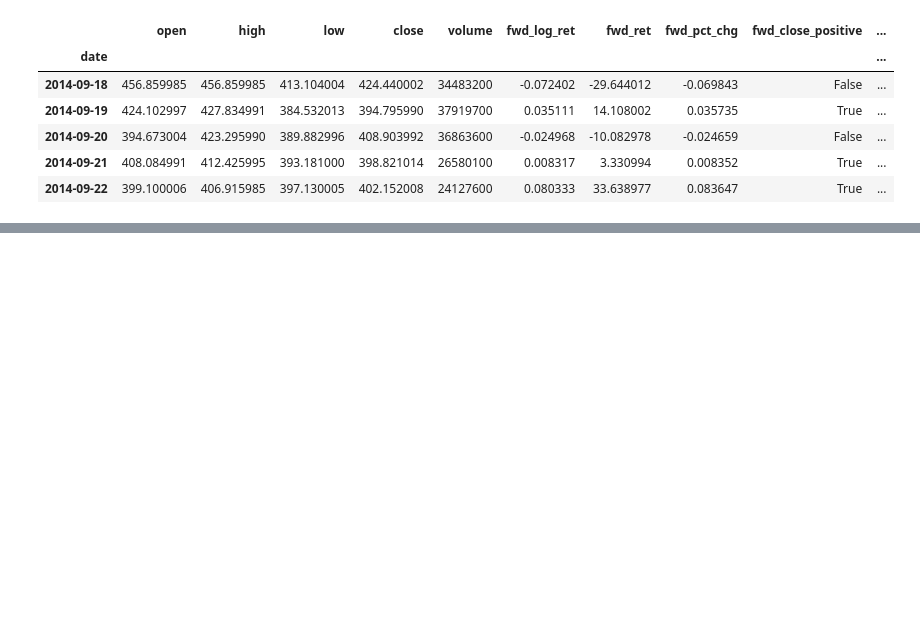
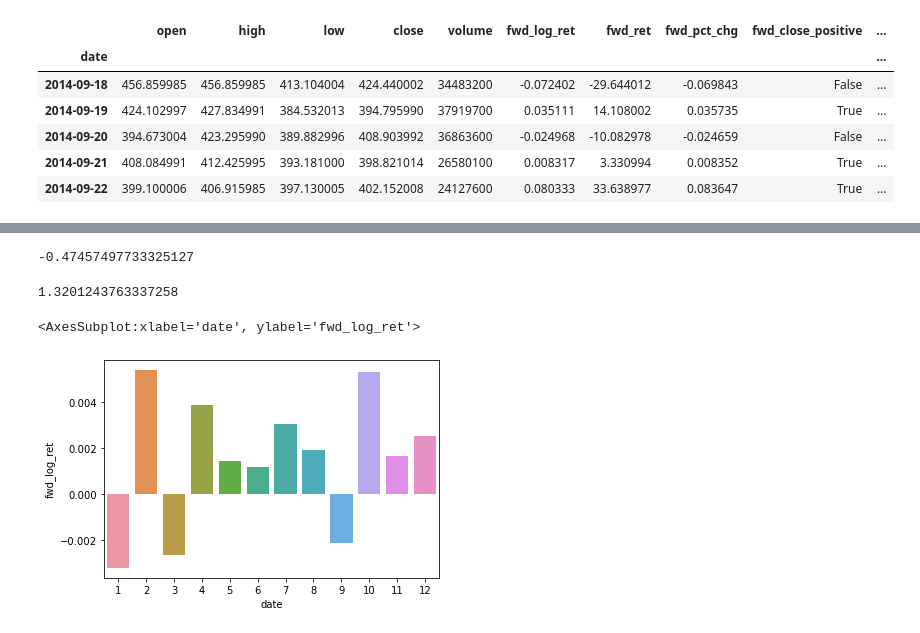
Before and after one commit to FinancialForecasters/financial_forecaster, a Jupyter notebook: waterman_explore.ipynb, the cells around one changed output, grey strips where cells are left out. Saved outputs shown, nothing was run; the diff lists cells and outputs as text; code cells hidden in the pictures; blank space fills up the shorter version.

```diff
--- a/waterman_explore.ipynb
+++ b/waterman_explore.ipynb
@@ -555,0 +619,13 @@ df.info()
+# %%
+df9.fwd_log_ret.sum()
+# %% [output]
+-0.47457497733325127
+# %%
+df10.fwd_log_ret.sum()
+# %% [output]
+1.3201243763337258
+# %%
+sns.barplot(x=df.index.month, y=df.fwd_log_ret, data=df, ci=None)
+# %% [output]
+<AxesSubplot:xlabel='date', ylabel='fwd_log_ret'>
+[figure, added]
```
Also changed, not shown: parts of 12 cells of this notebook.
